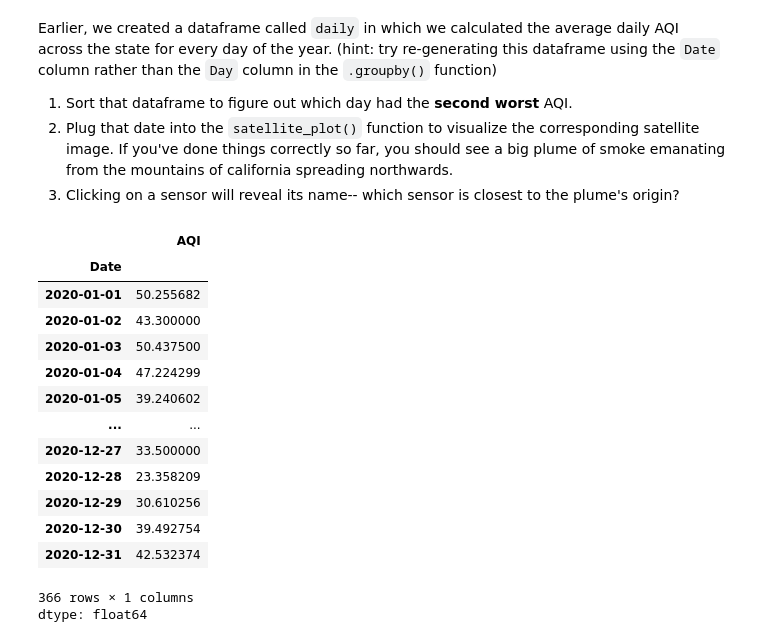
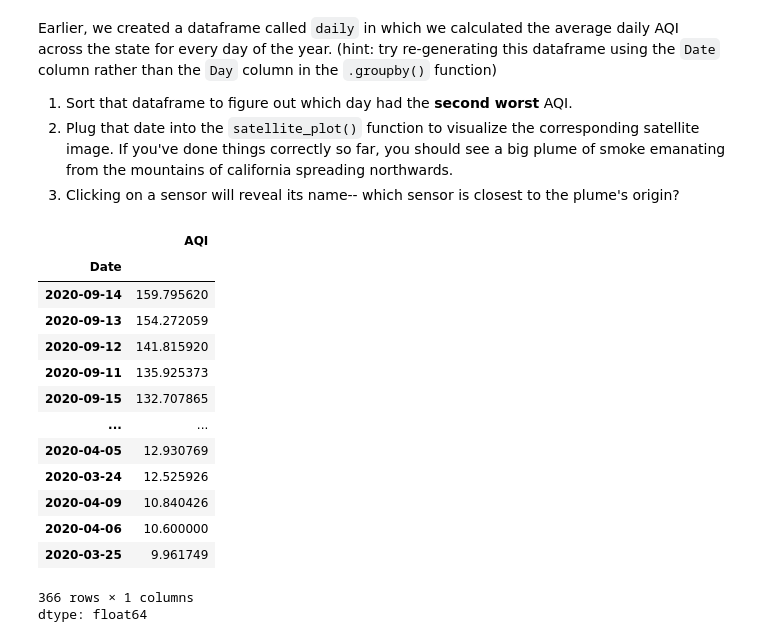
Before and after one commit to laiacoder/QM2, a Jupyter notebook: notebooks/W03. Spatial Data.ipynb, the cells around one changed output. Saved outputs shown, nothing was run; the diff lists cells and outputs as text; code cells hidden in the pictures.

```diff
--- a/notebooks/W03. Spatial Data.ipynb
+++ b/notebooks/W03. Spatial Data.ipynb
@@ -727,24 +727,28 @@ Earlier, we created a dataframe called `daily` in which we calculated the averag
 2. Plug that date into the `satellite_plot()` function to visualize the corresponding satellite image. If you've done things correctly so far, you should see a big plume of smoke emanating from the mountains of california spreading northwards.
 3. Clicking on a sensor will reveal its name-- which sensor is closest to the plume's origin?
 # %%
-#change data we're feeling to satellite function
+# 1.Sort that dataframe to figure out which day had the second worst AQI.
 
 
 daily2=df.groupby('Date')['AQI'].mean()     #This gives the average daily AQI across the state by date (instead of day number of the year)
+daily2=daily2.sort_values(ascending=False)
 daily2
+
+
+# September 13th 2020 had the second worst AQI.
 # %% [output]
 |  | AQI |
 | Date |  |
-| 2020-01-01 | 50.255682 |
-| 2020-01-02 | 43.300000 |
-| 2020-01-03 | 50.437500 |
-| 2020-01-04 | 47.224299 |
-| 2020-01-05 | 39.240602 |
+| 2020-09-14 | 159.795620 |
+| 2020-09-13 | 154.272059 |
+| 2020-09-12 | 141.815920 |
+| 2020-09-11 | 135.925373 |
+| 2020-09-15 | 132.707865 |
 | ... | ... |
-| 2020-12-27 | 33.500000 |
-| 2020-12-28 | 23.358209 |
-| 2020-12-29 | 30.610256 |
-| 2020-12-30 | 39.492754 |
-| 2020-12-31 | 42.532374 |
+| 2020-04-05 | 12.930769 |
+| 2020-03-24 | 12.525926 |
+| 2020-04-09 | 10.840426 |
+| 2020-04-06 | 10.600000 |
+| 2020-03-25 | 9.961749 |
 366 rows × 1 columns
 dtype: float64
```
Also changed, not shown: parts of 4 cells of this notebook.
